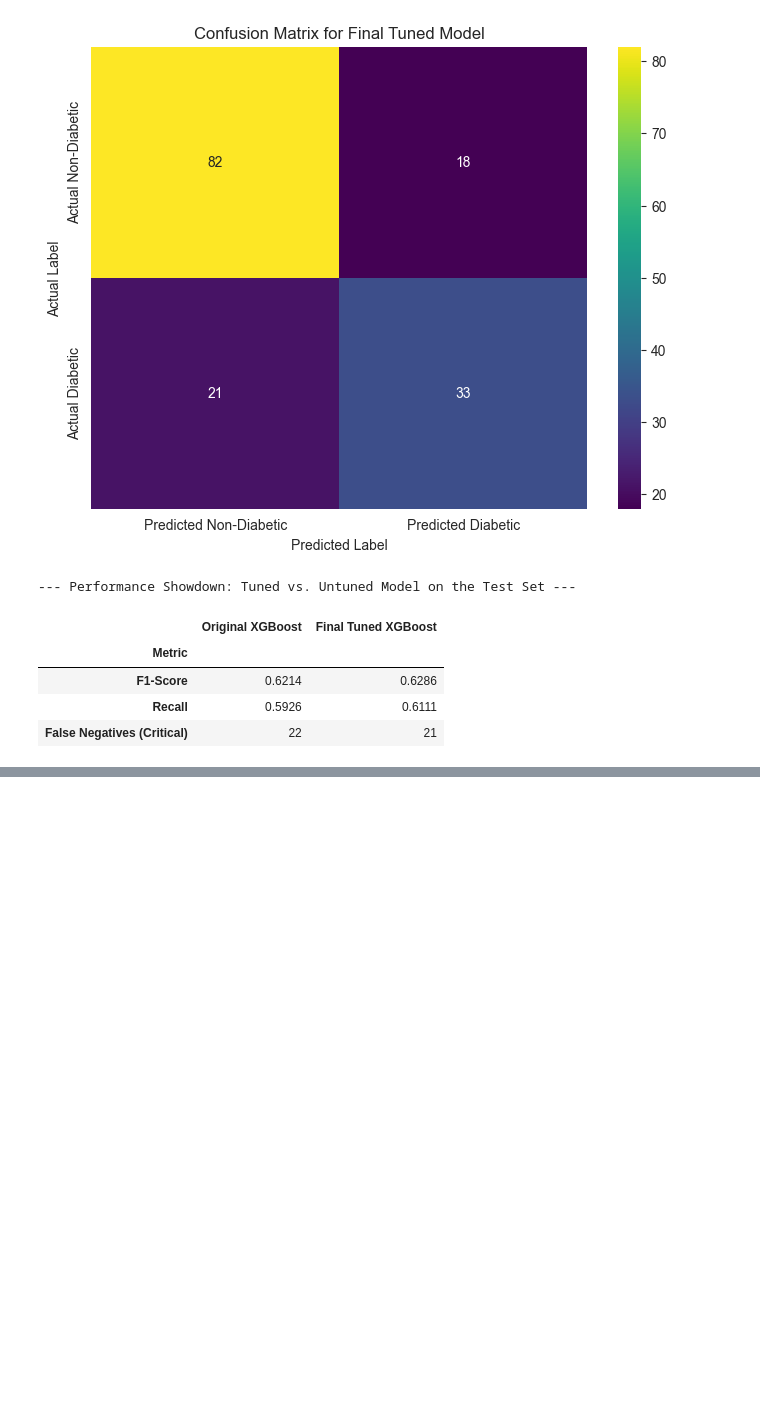
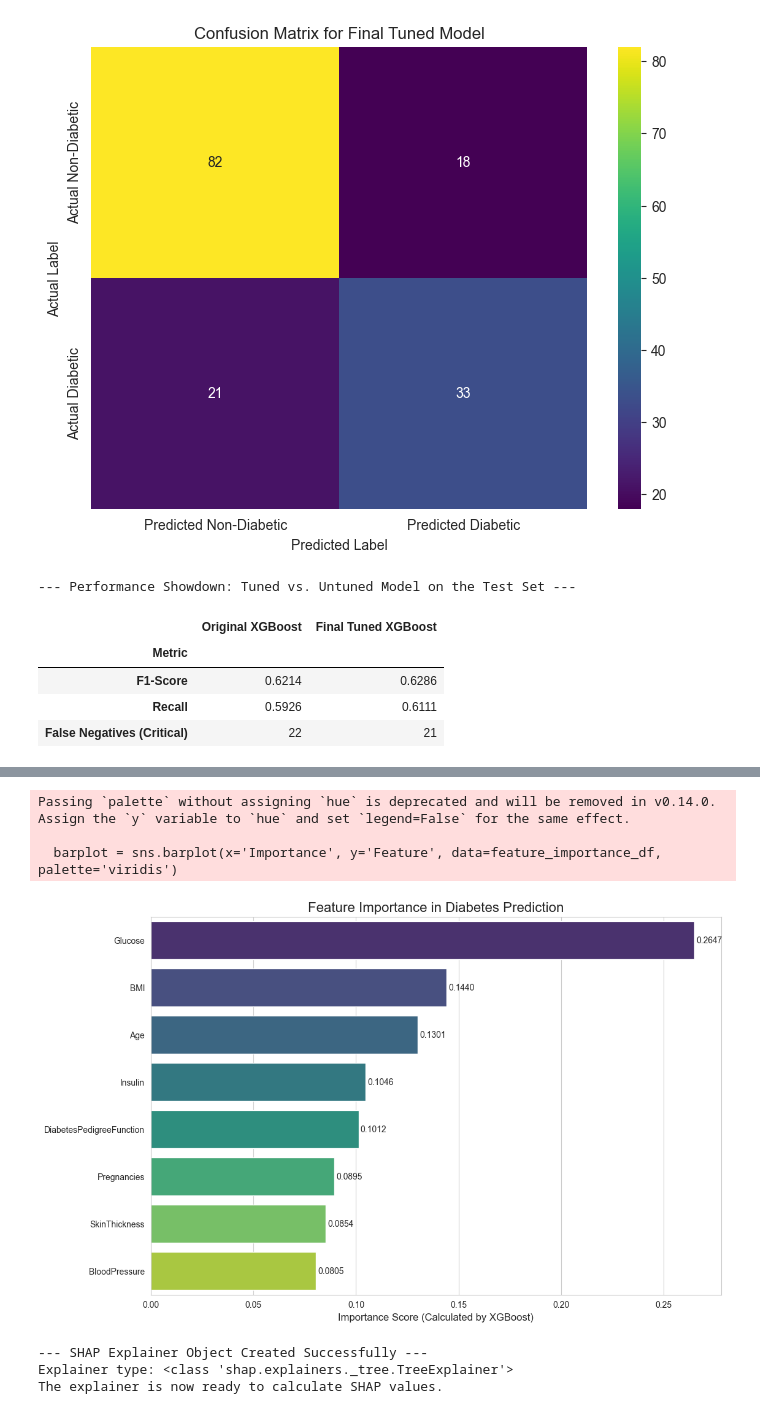
Before and after one commit to manojgaddigolla/diabetes_prediction, a Jupyter notebook: diabetes_prediction.ipynb, the cells around one changed output, grey strips where cells are left out. Saved outputs shown, nothing was run; the diff lists cells and outputs as text; code cells hidden in the pictures; blank space fills up the shorter version.

Commit message:
Model Interpretation

```diff
--- a/diabetes_prediction.ipynb
+++ b/diabetes_prediction.ipynb
@@ -871,3 +871,20 @@ XGBClassifier(base_score=None, booster=None, callbacks=None,
 | F1-Score | 0.6214 | 0.6286 |
 | Recall | 0.5926 | 0.6111 |
 | False Negatives (Critical) | 22 | 21 |
+# %%
+import pandas as pd
+
+importances = final_model.feature_importances_
+
+feature_names = X.columns
+
+feature_importance_df = pd.DataFrame({
+    'Feature': feature_names,
+    'Importance': importances
+})
+
+feature_importance_df = feature_importance_df.sort_values(by='Importance', ascending=False)
+
+print("--- Feature Importances from the Final Model ---")
+
+display(feature_importance_df.reset_index(drop=True))
@@ -873,0 +902,40 @@ XGBClassifier(base_score=None, booster=None, callbacks=None,
+# %%
+import matplotlib.pyplot as plt
+import seaborn as sns
+
+sns.set_style("whitegrid")
+
+plt.figure(figsize=(12, 8))
+
+barplot = sns.barplot(x='Importance', y='Feature', data=feature_importance_df, palette='viridis')
+
+plt.title('Feature Importance in Diabetes Prediction', fontsize=16)
+
+plt.xlabel('Importance Score (Calculated by XGBoost)', fontsize=12)
+
+plt.ylabel('')
+
+for p in barplot.patches:
+    width = p.get_width()
+    plt.text(width + 0.001,
+             p.get_y() + p.get_height() / 2,
+             f'{width:.4f}',
+             va='center')
+plt.show()
+# %% [output]
+Passing `palette` without assigning `hue` is deprecated and will be removed in v0.14.0. Assign the `y` variable to `hue` and set `legend=False` for the same effect.
+
+  barplot = sns.barplot(x='Importance', y='Feature', data=feature_importance_df, palette='viridis')
+[figure, added]
+# %%
+import shap
+
+explainer = shap.Explainer(final_model, X_train)
+
+print("--- SHAP Explainer Object Created Successfully ---")
+print("Explainer type:", type(explainer))
+print("The explainer is now ready to calculate SHAP values.")
+# %% [output]
+--- SHAP Explainer Object Created Successfully ---
+Explainer type: <class 'shap.explainers._tree.TreeExplainer'>
+The explainer is now ready to calculate SHAP values.
```
Also changed, not shown: parts of 4 cells of this notebook.
